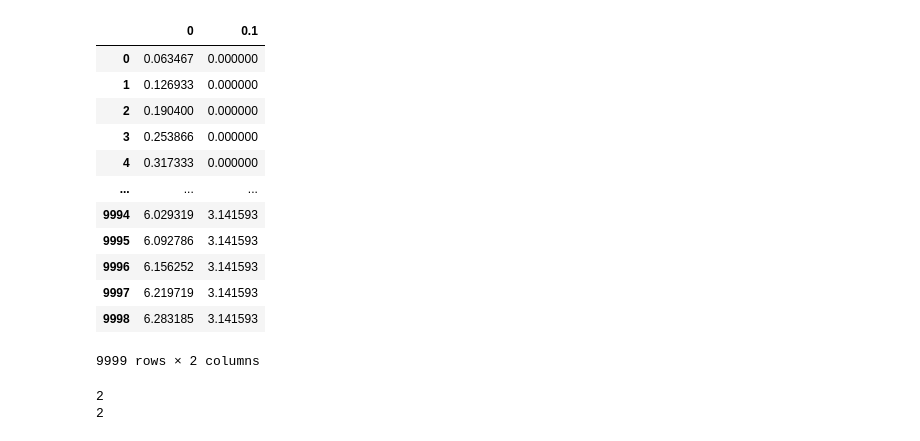
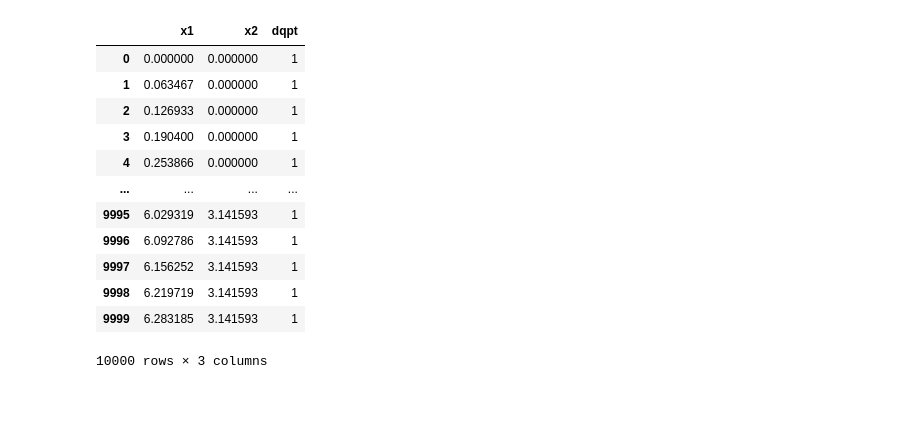
Before and after one commit to JoseFredes/SVC, a Jupyter notebook: classic_svc.ipynb, the cells around one changed output. Cells and saved outputs as stored; diff of their text form; code cells hidden in the pictures; blank space fills up the shorter version.

```diff
--- a/classic_svc.ipynb
+++ b/classic_svc.ipynb
@@ -8,18 +15,17 @@ import pandas as pd
 # %%
-data = pd.read_csv('DATA_DQPT_N=2_alpha=05_h=06465.txt')
-data.keys()
-data[['0', '0.1']]
+data = pd.read_csv('DATA_DQPT_N=2_alpha=05_h=06465.txt',names=['x1','x2','dqpt'])
+data
 # %% [output]
-|  | 0 | 0.1 |
-| 0 | 0.063467 | 0.000000 |
-| 1 | 0.126933 | 0.000000 |
-| 2 | 0.190400 | 0.000000 |
-| 3 | 0.253866 | 0.000000 |
-| 4 | 0.317333 | 0.000000 |
-| ... | ... | ... |
-| 9994 | 6.029319 | 3.141593 |
-| 9995 | 6.092786 | 3.141593 |
-| 9996 | 6.156252 | 3.141593 |
-| 9997 | 6.219719 | 3.141593 |
-| 9998 | 6.283185 | 3.141593 |
+|  | x1 | x2 | dqpt |
+| 0 | 0.000000 | 0.000000 | 1 |
+| 1 | 0.063467 | 0.000000 | 1 |
+| 2 | 0.126933 | 0.000000 | 1 |
+| 3 | 0.190400 | 0.000000 | 1 |
+| 4 | 0.253866 | 0.000000 | 1 |
+| ... | ... | ... | ... |
+| 9995 | 6.029319 | 3.141593 | 1 |
+| 9996 | 6.092786 | 3.141593 | 1 |
+| 9997 | 6.156252 | 3.141593 | 1 |
+| 9998 | 6.219719 | 3.141593 | 1 |
+| 9999 | 6.283185 | 3.141593 | 1 |
-9999 rows × 2 columns
+10000 rows × 3 columns
@@ -31,6 +31,0 @@ X_train, X_test, y_train, y_test = train_test_split(x, y, test_size = 0.3)
-# %%
-print(y_train.nunique())
-print(y_test.nunique())
-# %% [output]
-2
-2
```
Also changed, not shown: parts of 30 cells of this notebook, 1 other file.
